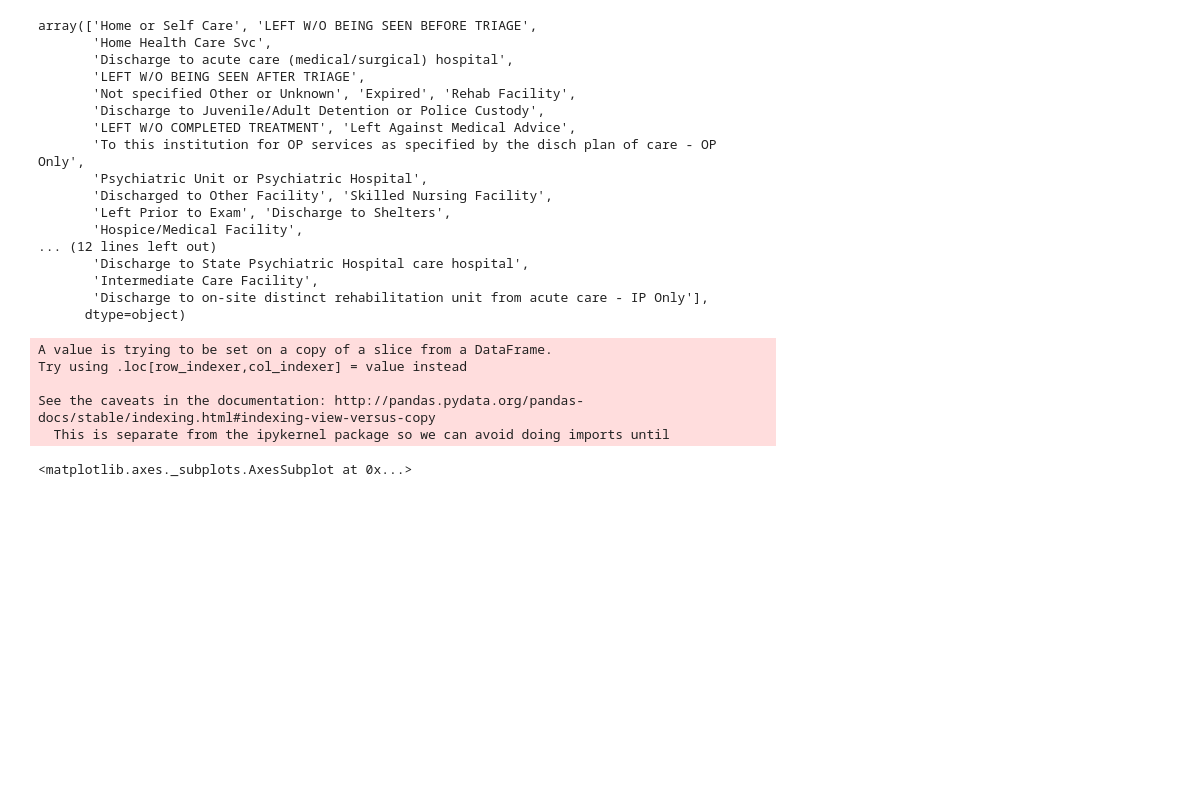
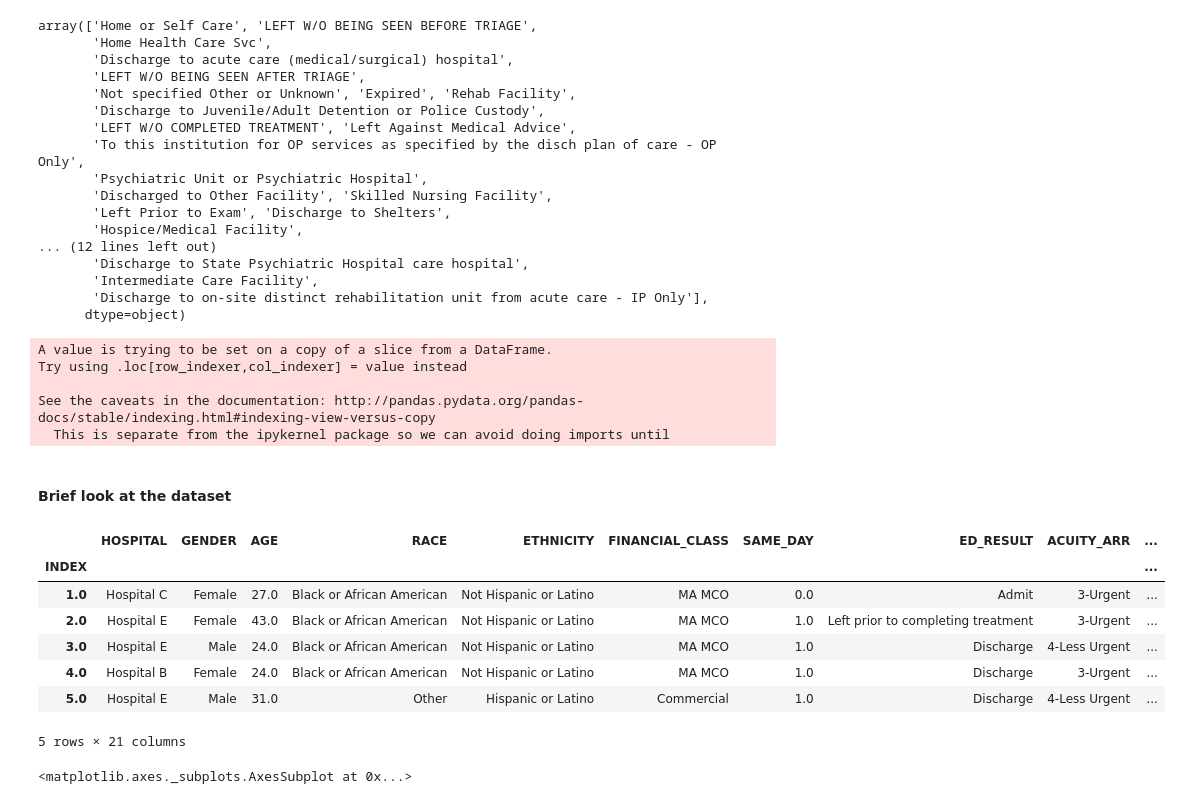
Before and after one commit to praveenjaikant/HospitalReturn, a Jupyter notebook: HospitalReturn.ipynb, the cells around one changed output. Saved outputs shown, nothing was run; the diff lists cells and outputs as text; code cells hidden in the pictures; blank space fills up the shorter version.

```diff
--- a/HospitalReturn.ipynb
+++ b/HospitalReturn.ipynb
@@ -43,0 +46,4 @@ from xgboost import XGBClassifier
+# %%
+metadata = pd.read_excel('Hospitals_Dictionary.xlsx')
+pd.set_option('max_colwidth', 600)
+metadata.set_index('Variable Name')
@@ -106,6 +131,19 @@ Try using .loc[row_indexer,col_indexer] = value instead
 
 See the caveats in the documentation: http://pandas.pydata.org/pandas-docs/stable/indexing.html#indexing-view-versus-copy
   This is separate from the ipykernel package so we can avoid doing imports until
+# %% [markdown]
+#### Brief look at the dataset
+# %%
+df_train.head()
+# %% [output]
+|  | HOSPITAL | GENDER | AGE | RACE | ETHNICITY | FINANCIAL_CLASS | SAME_DAY | ED_RESULT | ACUITY_ARR | ... |
+| INDEX |  |  |  |  |  |  |  |  |  | ... |
+| 1.0 | Hospital C | Female | 27.0 | Black or African American | Not Hispanic or Latino | MA MCO | 0.0 | Admit | 3-Urgent | ... |
+| 2.0 | Hospital E | Female | 43.0 | Black or African American | Not Hispanic or Latino | MA MCO | 1.0 | Left prior to completing treatment | 3-Urgent | ... |
+| 3.0 | Hospital E | Male | 24.0 | Black or African American | Not Hispanic or Latino | MA MCO | 1.0 | Discharge | 4-Less Urgent | ... |
+| 4.0 | Hospital B | Female | 24.0 | Black or African American | Not Hispanic or Latino | MA MCO | 1.0 | Discharge | 3-Urgent | ... |
+| 5.0 | Hospital E | Male | 31.0 | Other | Hispanic or Latino | Commercial | 1.0 | Discharge | 4-Less Urgent | ... |
+5 rows × 21 columns
 # %%
 test_data_y.set_index('INDEX', inplace=True) #getting test labels
 test_data_y = test_data_y.dropna(subset=['RETURN']) # dropping rows that have NaN for predictor variable RETURN
```
Also changed, not shown: parts of 17 cells of this notebook.
